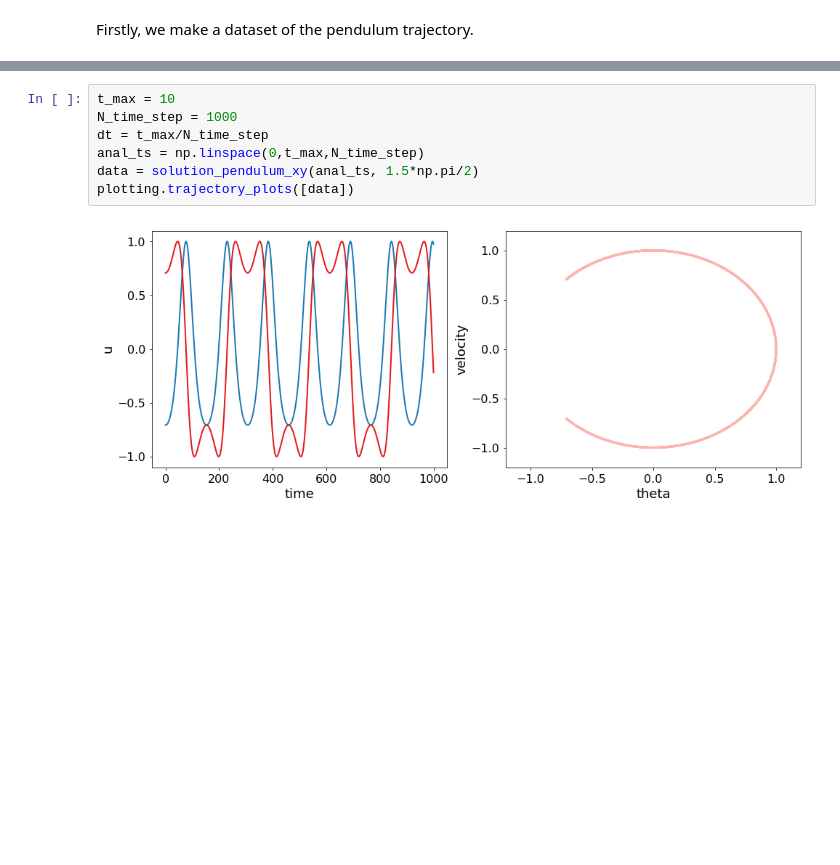
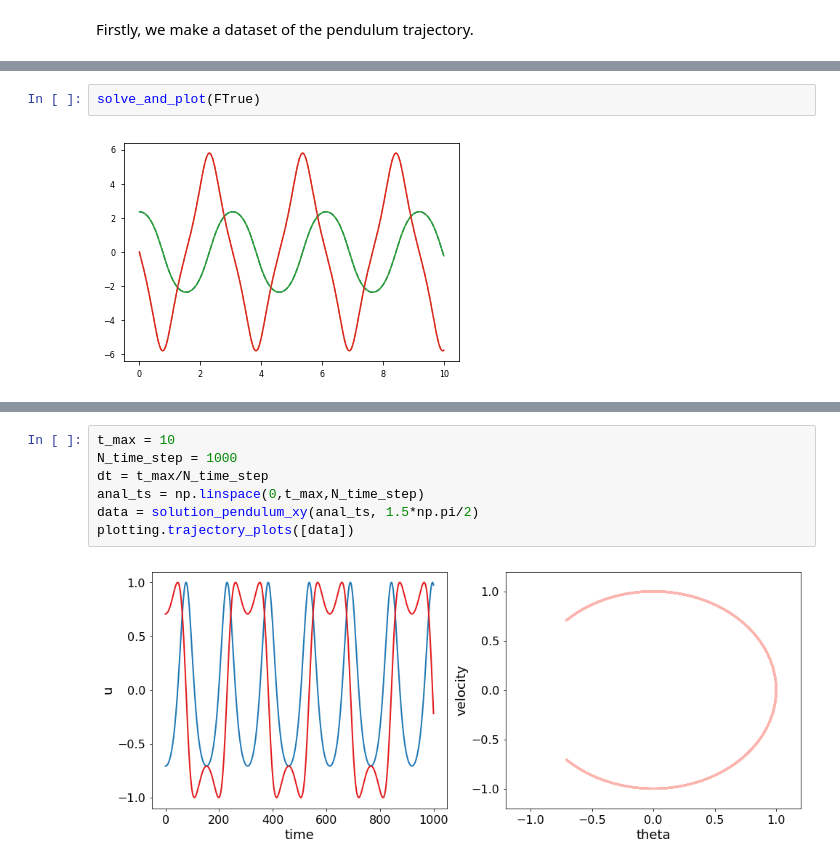
Before and after one commit to afqueiruga/on_learned_dynamics, a Jupyter notebook: NonlinearPendulum.ipynb, the cells around one changed output, grey strips where cells are left out. Drawn from its saved outputs; the diff is of its cells as text; blank space fills up the shorter version.

```diff
--- a/NonlinearPendulum.ipynb
+++ b/NonlinearPendulum.ipynb
@@ -26,0 +96,4 @@ Firstly, we make a dataset of the pendulum trajectory.
+# %%
+solve_and_plot(FTrue)
+# %% [output]
+[figure, added]
```
Also changed, not shown: parts of 31 cells of this notebook, 2 other files.
